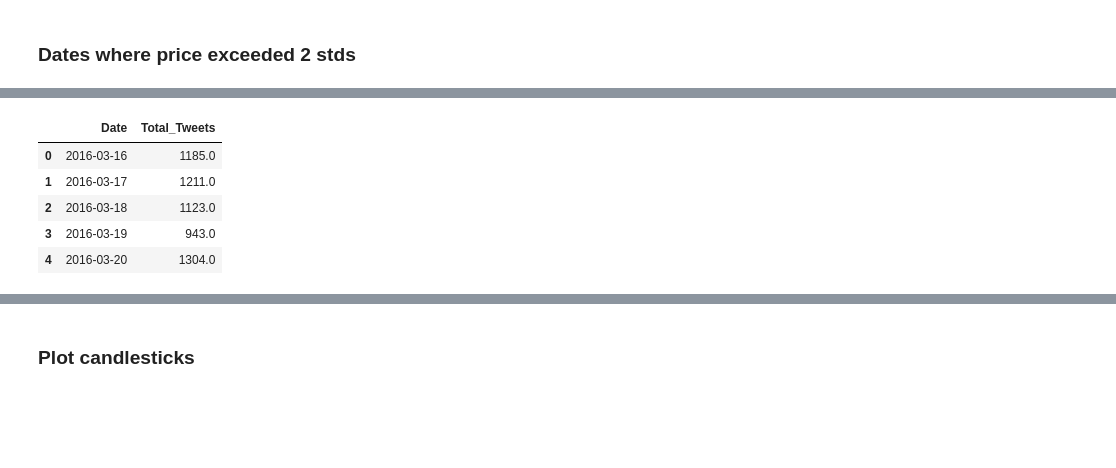
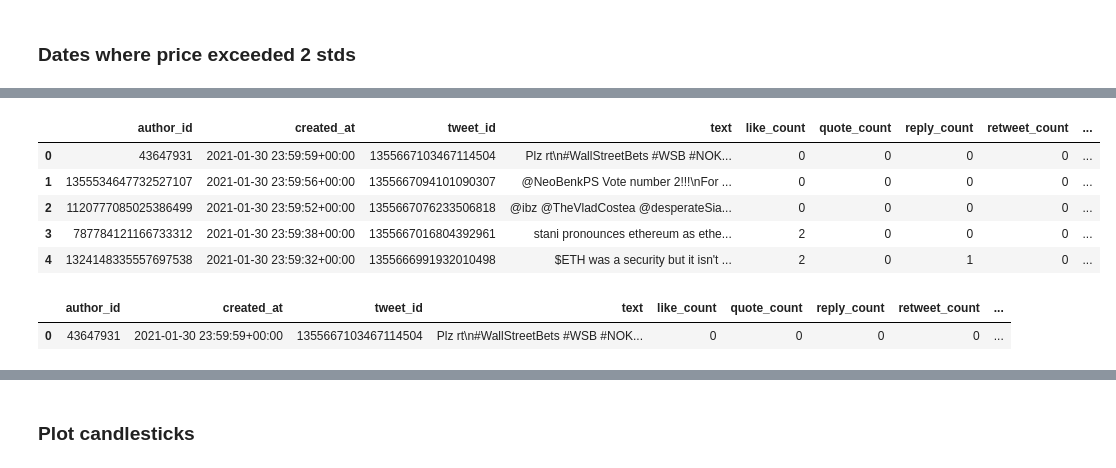
Before and after one commit to lazaros-23/crypto-news-price-correlation, a Jupyter notebook: notebooks/binance_api_data.ipynb, the cells around one changed output, grey strips where cells are left out. Drawn from its saved outputs; the diff is of its cells as text; code cells hidden in the pictures; blank space fills up the shorter version.

```diff
--- a/notebooks/binance_api_data.ipynb
+++ b/notebooks/binance_api_data.ipynb
@@ -146,15 +146,21 @@ df.head(2)
 # %%
-tweet_vol = pd.read_csv('../data/total_tweets.csv')
+tweet_vol = pd.read_csv('../data/twitter_data_full.csv')
+tweet_vol['Date'] = tweet_vol['created_at']
 tweet_vol.Date = pd.to_datetime(tweet_vol.Date)
 
 tweet_vol.head()
 # %% [output]
-|  | Date | Total_Tweets |
-| 0 | 2016-03-16 | 1185.0 |
-| 1 | 2016-03-17 | 1211.0 |
-| 2 | 2016-03-18 | 1123.0 |
-| 3 | 2016-03-19 | 943.0 |
-| 4 | 2016-03-20 | 1304.0 |
+|  | author_id | created_at | tweet_id | text | like_count | quote_count | reply_count | retweet_count | ... |
+| 0 | 43647931 | 2021-01-30 23:59:59+00:00 | 1355667103467114504 | Plz rt\n#WallStreetBets #WSB #NOK... | 0 | 0 | 0 | 0 | ... |
+| 1 | 1355534647732527107 | 2021-01-30 23:59:56+00:00 | 1355667094101090307 | @NeoBenkPS Vote number 2!!!\nFor ... | 0 | 0 | 0 | 0 | ... |
+| 2 | 1120777085025386499 | 2021-01-30 23:59:52+00:00 | 1355667076233506818 | @ibz @TheVladCostea @desperateSia... | 0 | 0 | 0 | 0 | ... |
+| 3 | 787784121166733312 | 2021-01-30 23:59:38+00:00 | 1355667016804392961 | stani pronounces ethereum as ethe... | 2 | 0 | 0 | 0 | ... |
+| 4 | 1324148335557697538 | 2021-01-30 23:59:32+00:00 | 1355666991932010498 | $ETH was a security but it isn't ... | 2 | 0 | 1 | 0 | ... |
+# %%
+tweet_vol.head(1)
+# %% [output]
+|  | author_id | created_at | tweet_id | text | like_count | quote_count | reply_count | retweet_count | ... |
+| 0 | 43647931 | 2021-01-30 23:59:59+00:00 | 1355667103467114504 | Plz rt\n#WallStreetBets #WSB #NOK... | 0 | 0 | 0 | 0 | ... |
 # %%
 # merge tweets on main dataset
 final = pd.merge(left=df, right=tweet_vol, how='left', on='Date')
```
Also changed, not shown: parts of 12 cells of this notebook.
